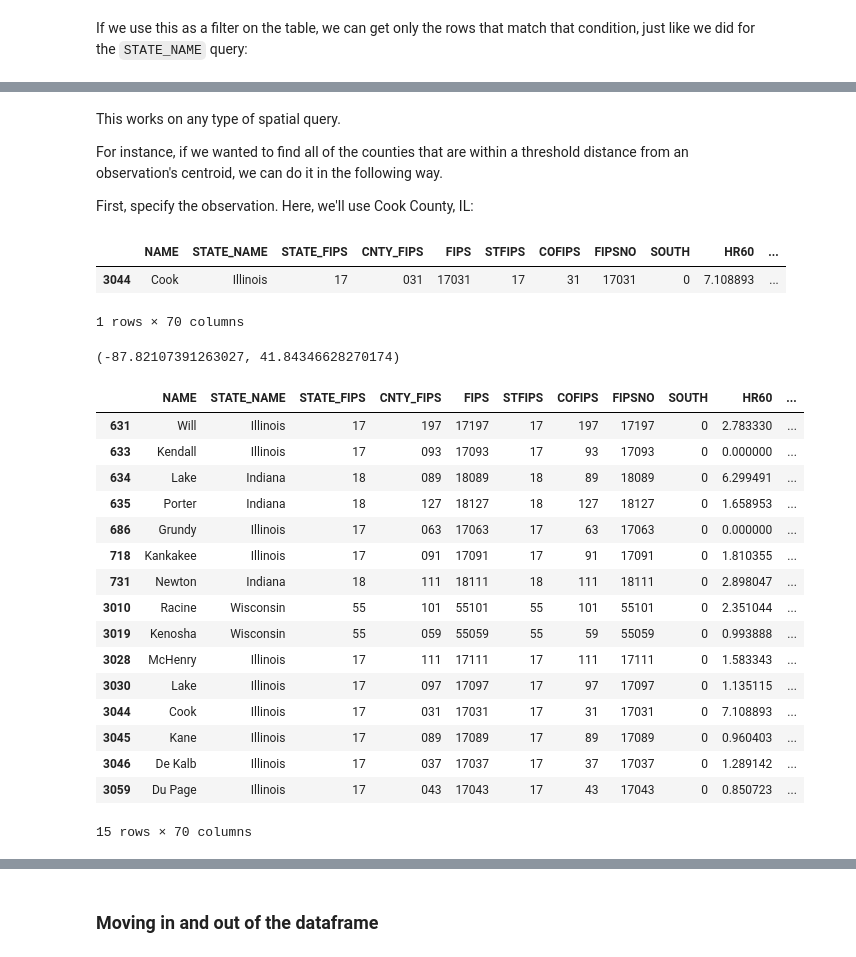
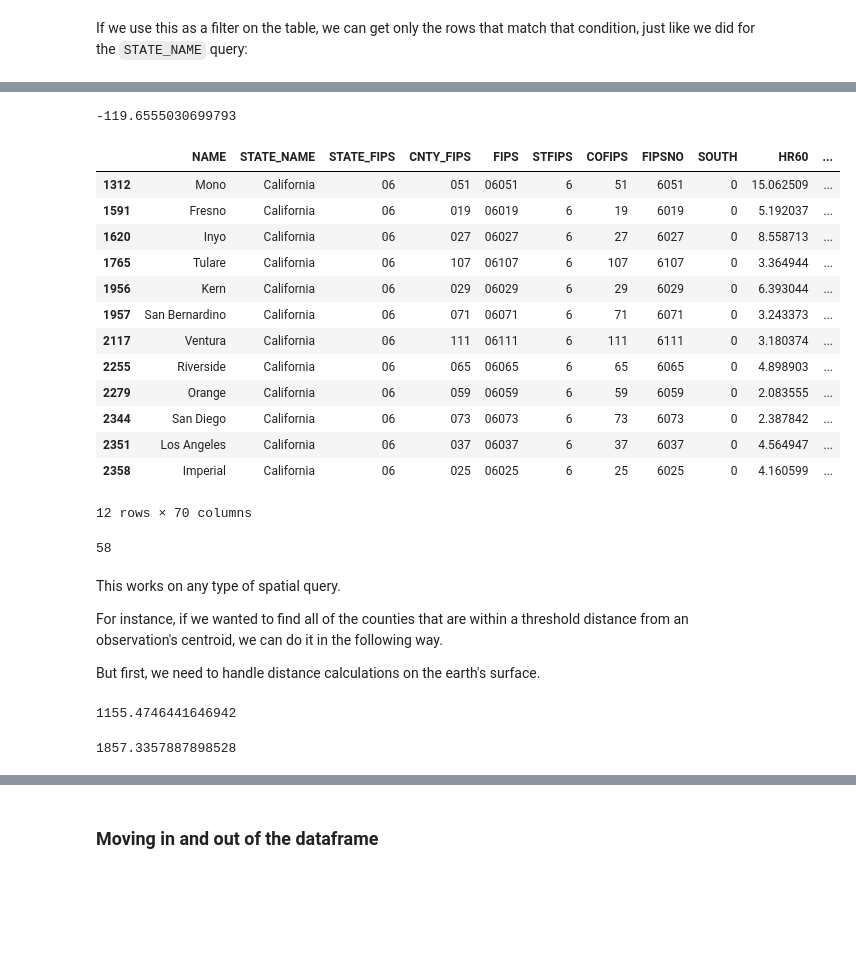
Before and after one commit to darribas/gds_scipy16, a Jupyter notebook: content/part1/01_data_processing.ipynb, the cells around one changed output, grey strips where cells are left out. Saved outputs shown, nothing was run; the diff lists cells and outputs as text; code cells hidden in the pictures; blank space fills up the shorter version.

```diff
--- a/content/part1/01_data_processing.ipynb
+++ b/content/part1/01_data_processing.ipynb
@@ -406,12 +489,37 @@ data_table[data_table.geometry.apply(lambda x: x.centroid[0] < -121)]
+# %%
+geom = data_table.query('(NAME == "Washoe") & (STATE_NAME == "Nevada")').geometry
+# %%
+lon,lat = geom.values[0].centroid
+# %%
+lon
+# %% [output]
+-119.6555030699793
+# %%
+cal_counties = data_table.query('(STATE_NAME=="California")')
+# %%
+cal_counties[cal_counties.geometry.apply(lambda x: x.centroid[0] > lon)]
+# %% [output]
+|  | NAME | STATE_NAME | STATE_FIPS | CNTY_FIPS | FIPS | STFIPS | COFIPS | FIPSNO | SOUTH | HR60 | ... |
+| 1312 | Mono | California | 06 | 051 | 06051 | 6 | 51 | 6051 | 0 | 15.062509 | ... |
+| 1591 | Fresno | California | 06 | 019 | 06019 | 6 | 19 | 6019 | 0 | 5.192037 | ... |
+| 1620 | Inyo | California | 06 | 027 | 06027 | 6 | 27 | 6027 | 0 | 8.558713 | ... |
+| 1765 | Tulare | California | 06 | 107 | 06107 | 6 | 107 | 6107 | 0 | 3.364944 | ... |
+| 1956 | Kern | California | 06 | 029 | 06029 | 6 | 29 | 6029 | 0 | 6.393044 | ... |
+| 1957 | San Bernardino | California | 06 | 071 | 06071 | 6 | 71 | 6071 | 0 | 3.243373 | ... |
+| 2117 | Ventura | California | 06 | 111 | 06111 | 6 | 111 | 6111 | 0 | 3.180374 | ... |
+| 2255 | Riverside | California | 06 | 065 | 06065 | 6 | 65 | 6065 | 0 | 4.898903 | ... |
+| 2279 | Orange | California | 06 | 059 | 06059 | 6 | 59 | 6059 | 0 | 2.083555 | ... |
+| 2344 | San Diego | California | 06 | 073 | 06073 | 6 | 73 | 6073 | 0 | 2.387842 | ... |
+| 2351 | Los Angeles | California | 06 | 037 | 06037 | 6 | 37 | 6037 | 0 | 4.564947 | ... |
+| 2358 | Imperial | California | 06 | 025 | 06025 | 6 | 25 | 6025 | 0 | 4.160599 | ... |
+12 rows × 70 columns
+# %%
+len(cal_counties)
+# %% [output]
+58
 # %% [markdown]
 This works on any type of spatial query.
 
 For instance, if we wanted to find all of the counties that are within a threshold distance from an observation's centroid, we can do it in the following way.
 
-First, specify the observation. Here, we'll use Cook County, IL:
+But first, we need to handle distance calculations on the earth's surface.
-# %%
-data_table.query('(NAME == "Cook") & (STATE_NAME == "Illinois")')
-# %% [output]
-|  | NAME | STATE_NAME | STATE_FIPS | CNTY_FIPS | FIPS | STFIPS | COFIPS | FIPSNO | SOUTH | HR60 | ... |
-| 3044 | Cook | Illinois | 17 | 031 | 17031 | 17 | 31 | 17031 | 0 | 7.108893 | ... |
-1 rows × 70 columns
@@ -420,4 +525,0 @@ geom = data_table.query('(NAME == "Cook") & (STATE_NAME == "Illinois")').geometr
-# %%
-geom.values[0].centroid
-# %% [output]
-(-87.82107391263027, 41.84346628270174)
@@ -430,20 +525,0 @@ def near_target_point(polygon, target=cook_county_centroid, threshold=1):
-# %%
-data_table[data_table.geometry.apply(near_target_point)]
-# %% [output]
-|  | NAME | STATE_NAME | STATE_FIPS | CNTY_FIPS | FIPS | STFIPS | COFIPS | FIPSNO | SOUTH | HR60 | ... |
-| 631 | Will | Illinois | 17 | 197 | 17197 | 17 | 197 | 17197 | 0 | 2.783330 | ... |
-| 633 | Kendall | Illinois | 17 | 093 | 17093 | 17 | 93 | 17093 | 0 | 0.000000 | ... |
-| 634 | Lake | Indiana | 18 | 089 | 18089 | 18 | 89 | 18089 | 0 | 6.299491 | ... |
-| 635 | Porter | Indiana | 18 | 127 | 18127 | 18 | 127 | 18127 | 0 | 1.658953 | ... |
-| 686 | Grundy | Illinois | 17 | 063 | 17063 | 17 | 63 | 17063 | 0 | 0.000000 | ... |
-| 718 | Kankakee | Illinois | 17 | 091 | 17091 | 17 | 91 | 17091 | 0 | 1.810355 | ... |
-| 731 | Newton | Indiana | 18 | 111 | 18111 | 18 | 111 | 18111 | 0 | 2.898047 | ... |
-| 3010 | Racine | Wisconsin | 55 | 101 | 55101 | 55 | 101 | 55101 | 0 | 2.351044 | ... |
-| 3019 | Kenosha | Wisconsin | 55 | 059 | 55059 | 55 | 59 | 55059 | 0 | 0.993888 | ... |
-| 3028 | McHenry | Illinois | 17 | 111 | 17111 | 17 | 111 | 17111 | 0 | 1.583343 | ... |
-| 3030 | Lake | Illinois | 17 | 097 | 17097 | 17 | 97 | 17097 | 0 | 1.135115 | ... |
-| 3044 | Cook | Illinois | 17 | 031 | 17031 | 17 | 31 | 17031 | 0 | 7.108893 | ... |
-| 3045 | Kane | Illinois | 17 | 089 | 17089 | 17 | 89 | 17089 | 0 | 0.960403 | ... |
-| 3046 | De Kalb | Illinois | 17 | 037 | 17037 | 17 | 37 | 17037 | 0 | 1.289142 | ... |
-| 3059 | Du Page | Illinois | 17 | 043 | 17043 | 17 | 43 | 17043 | 0 | 0.850723 | ... |
-15 rows × 70 columns
@@ -449,0 +570,10 @@ data_table[data_table.geometry.apply(near_target_point)]
+# %%
+san_diego = -117.1611, 32.7157
+austin = -97.7431, 30.2672
+gcd(san_diego, austin)
+# %% [output]
+1155.4746441646942
+# %%
+gcd(san_diego, austin, 6367) #km
+# %% [output]
+1857.3357887898528
```
Also changed, not shown: parts of 39 cells of this notebook.
